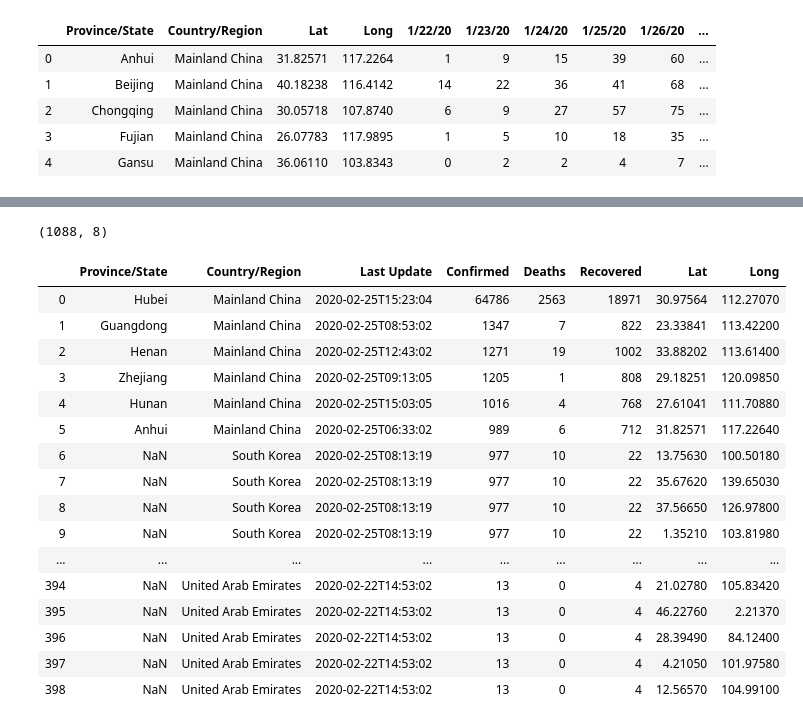
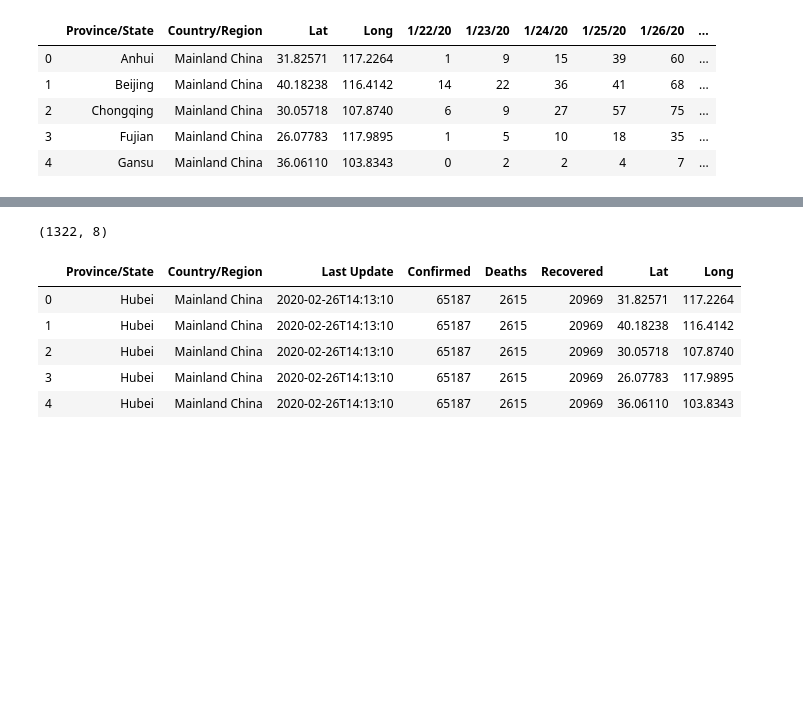
Before and after one commit to frankcardozo/Coronavirus_analysis, a Jupyter notebook: codvid19.ipynb, the cells around one changed output, grey strips where cells are left out. Cells and saved outputs as stored; diff of their text form; code cells hidden in the pictures; blank space fills up the shorter version.

```diff
--- a/codvid19.ipynb
+++ b/codvid19.ipynb
@@ -15,7 +15,7 @@ pd.set_option('display.max_rows', 9999999999)
 pd.set_option('display.max_columns', 9999999999)
 pd.set_option('display.width', 9999999999)
 # %%
-ds = pd.read_csv('./csse_covid_19_data/csse_covid_19_daily_reports/02-25-2020.csv')
+ds = pd.read_csv('./csse_covid_19_data/csse_covid_19_daily_reports/02-26-2020.csv')
 ds.head()
 # %% [output]
 |  | Province/State | Country/Region | Last Update | Confirmed | Deaths | Recovered |
@@ -55,6 +55,6 @@ Long               0
 2/25/20            0
 dtype: int64
 # %%
-ds1_filter = pd.DataFrame(ds1, columns=['Province/State','Lat','Long'])
+ds1_filter = pd.DataFrame(ds1, columns=['Country/Region','Lat','Long'])
 ds1_filter.head()
 # %% [output]
@@ -67,5 +67,5 @@ ds1_filter.head()
 # %%
-ds2 = ds.merge(ds1_filter, on='Province/State', how='outer')
+ds2 = ds.merge(ds1_filter, on='Country/Region', how='inner')
 ds2.head()
 # %% [output]
 |  | Province/State | Country/Region | Last Update | Confirmed | Deaths | Recovered | Lat | Long |
@@ -89,24 +89,13 @@ dtype: int64
 # %%
 ds2.shape
 # %% [output]
-(1088, 8)
+(1322, 8)
 # %%
-ds2.head(999999999)
+ds2.head()
 # %% [output]
 |  | Province/State | Country/Region | Last Update | Confirmed | Deaths | Recovered | Lat | Long |
-| 0 | Hubei | Mainland China | 2020-02-25T15:23:04 | 64786 | 2563 | 18971 | 30.97564 | 112.27070 |
-| 1 | Guangdong | Mainland China | 2020-02-25T08:53:02 | 1347 | 7 | 822 | 23.33841 | 113.42200 |
-| 2 | Henan | Mainland China | 2020-02-25T12:43:02 | 1271 | 19 | 1002 | 33.88202 | 113.61400 |
-| 3 | Zhejiang | Mainland China | 2020-02-25T09:13:05 | 1205 | 1 | 808 | 29.18251 | 120.09850 |
-| 4 | Hunan | Mainland China | 2020-02-25T15:03:05 | 1016 | 4 | 768 | 27.61041 | 111.70880 |
-| 5 | Anhui | Mainland China | 2020-02-25T06:33:02 | 989 | 6 | 712 | 31.82571 | 117.22640 |
-| 6 | NaN | South Korea | 2020-02-25T08:13:19 | 977 | 10 | 22 | 13.75630 | 100.50180 |
-| 7 | NaN | South Korea | 2020-02-25T08:13:19 | 977 | 10 | 22 | 35.67620 | 139.65030 |
-| 8 | NaN | South Korea | 2020-02-25T08:13:19 | 977 | 10 | 22 | 37.56650 | 126.97800 |
-| 9 | NaN | South Korea | 2020-02-25T08:13:19 | 977 | 10 | 22 | 1.35210 | 103.81980 |
-| ... | ... | ... | ... | ... | ... | ... | ... | ... |
-| 394 | NaN | United Arab Emirates | 2020-02-22T14:53:02 | 13 | 0 | 4 | 21.02780 | 105.83420 |
-| 395 | NaN | United Arab Emirates | 2020-02-22T14:53:02 | 13 | 0 | 4 | 46.22760 | 2.21370 |
-| 396 | NaN | United Arab Emirates | 2020-02-22T14:53:02 | 13 | 0 | 4 | 28.39490 | 84.12400 |
-| 397 | NaN | United Arab Emirates | 2020-02-22T14:53:02 | 13 | 0 | 4 | 4.21050 | 101.97580 |
-| 398 | NaN | United Arab Emirates | 2020-02-22T14:53:02 | 13 | 0 | 4 | 12.56570 | 104.99100 |
+| 0 | Hubei | Mainland China | 2020-02-26T14:13:10 | 65187 | 2615 | 20969 | 31.82571 | 117.2264 |
+| 1 | Hubei | Mainland China | 2020-02-26T14:13:10 | 65187 | 2615 | 20969 | 40.18238 | 116.4142 |
+| 2 | Hubei | Mainland China | 2020-02-26T14:13:10 | 65187 | 2615 | 20969 | 30.05718 | 107.8740 |
+| 3 | Hubei | Mainland China | 2020-02-26T14:13:10 | 65187 | 2615 | 20969 | 26.07783 | 117.9895 |
+| 4 | Hubei | Mainland China | 2020-02-26T14:13:10 | 65187 | 2615 | 20969 | 36.06110 | 103.8343 |
```
Also changed, not shown: parts of 20 cells of this notebook, 8 other files.
